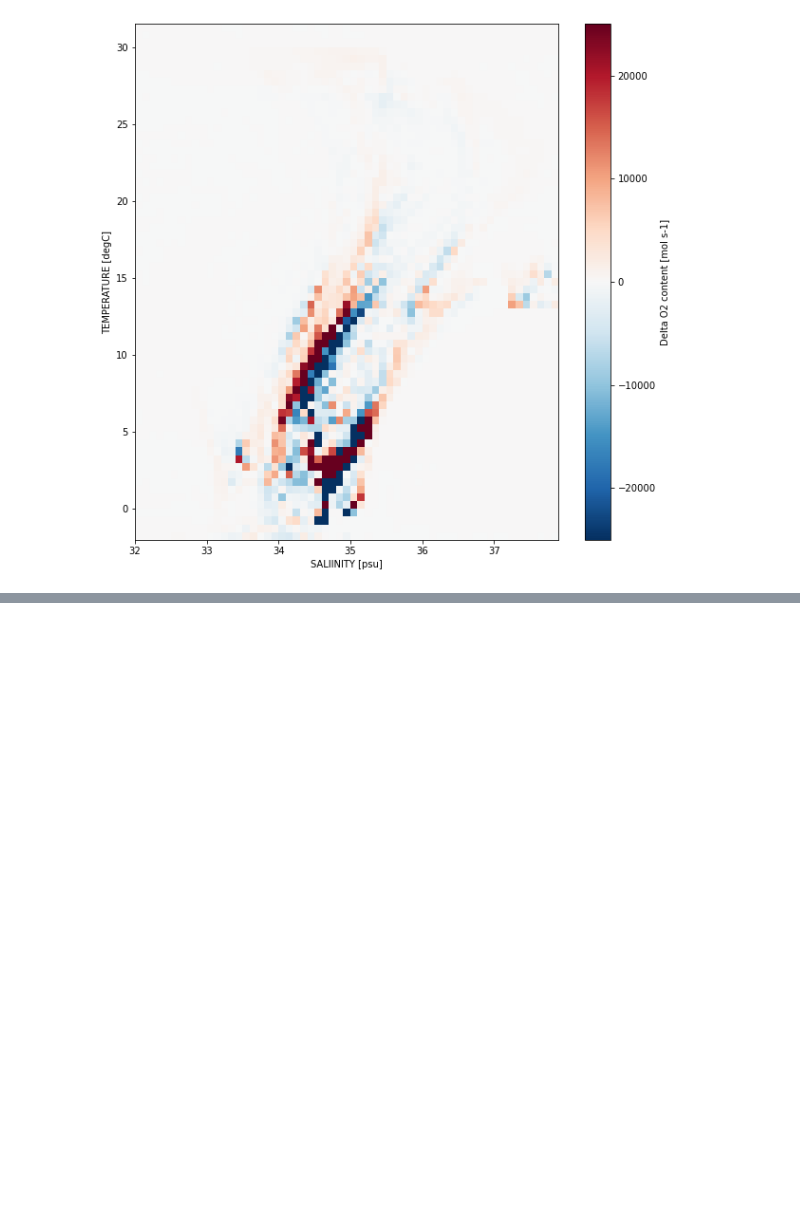
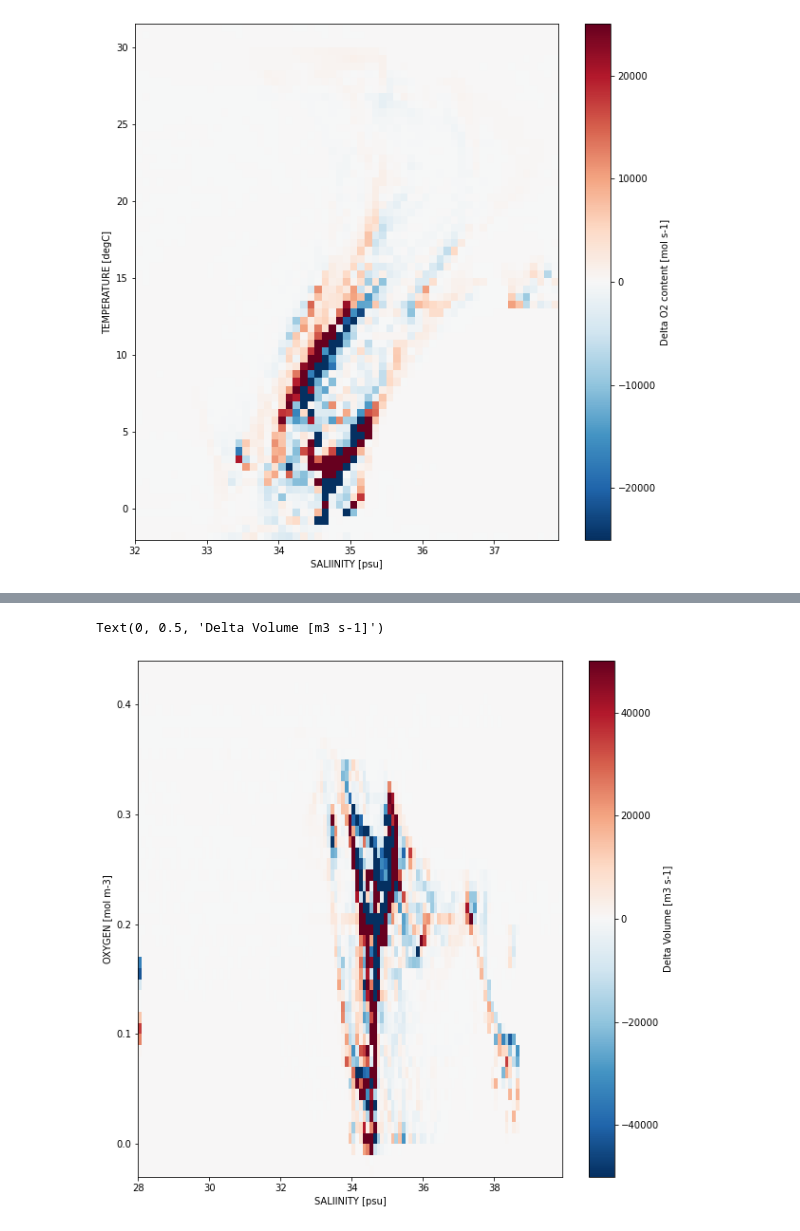
Before and after one commit to gmacgilchrist/oxygen, a Jupyter notebook: notebooks/dev_o2-in-TS.ipynb, the cells around one changed output, grey strips where cells are left out. Saved outputs shown, nothing was run; the diff lists cells and outputs as text; code cells hidden in the pictures; blank space fills up the shorter version.

```diff
--- a/notebooks/dev_o2-in-TS.ipynb
+++ b/notebooks/dev_o2-in-TS.ipynb
@@ -103,0 +193,16 @@ array(144, dtype='timedelta64[ns]')
+# %%
+fig,ax = plt.subplots(figsize=(10,10))
+x = hs['so_bin']
+y = hs['o2_bin']
+te = slice(-20,-1)
+ts = slice(0,20)
+dt = hs['time'].isel(time=te).mean('time') - hs['time'].isel(time=ts).mean('time')
+c = (hs.isel(time=te).mean('time') - hs.isel(time=ts).mean('time'))/((dt*1e-9).values.astype('float'))
+im = ax.pcolormesh(x,y,c,shading='auto',cmap='RdBu_r',vmin=-0.5e5,vmax=0.5e5)
+ax.set_xlabel('SALIINITY [psu]')
+ax.set_ylabel('OXYGEN [mol m-3]')
+cb = plt.colorbar(im,ax=ax)
+cb.ax.set_ylabel('Delta Volume [m3 s-1]')
+# %% [output]
+Text(0, 0.5, 'Delta Volume [m3 s-1]')
+[figure, added]
```
Also changed, not shown: parts of 18 cells of this notebook.
